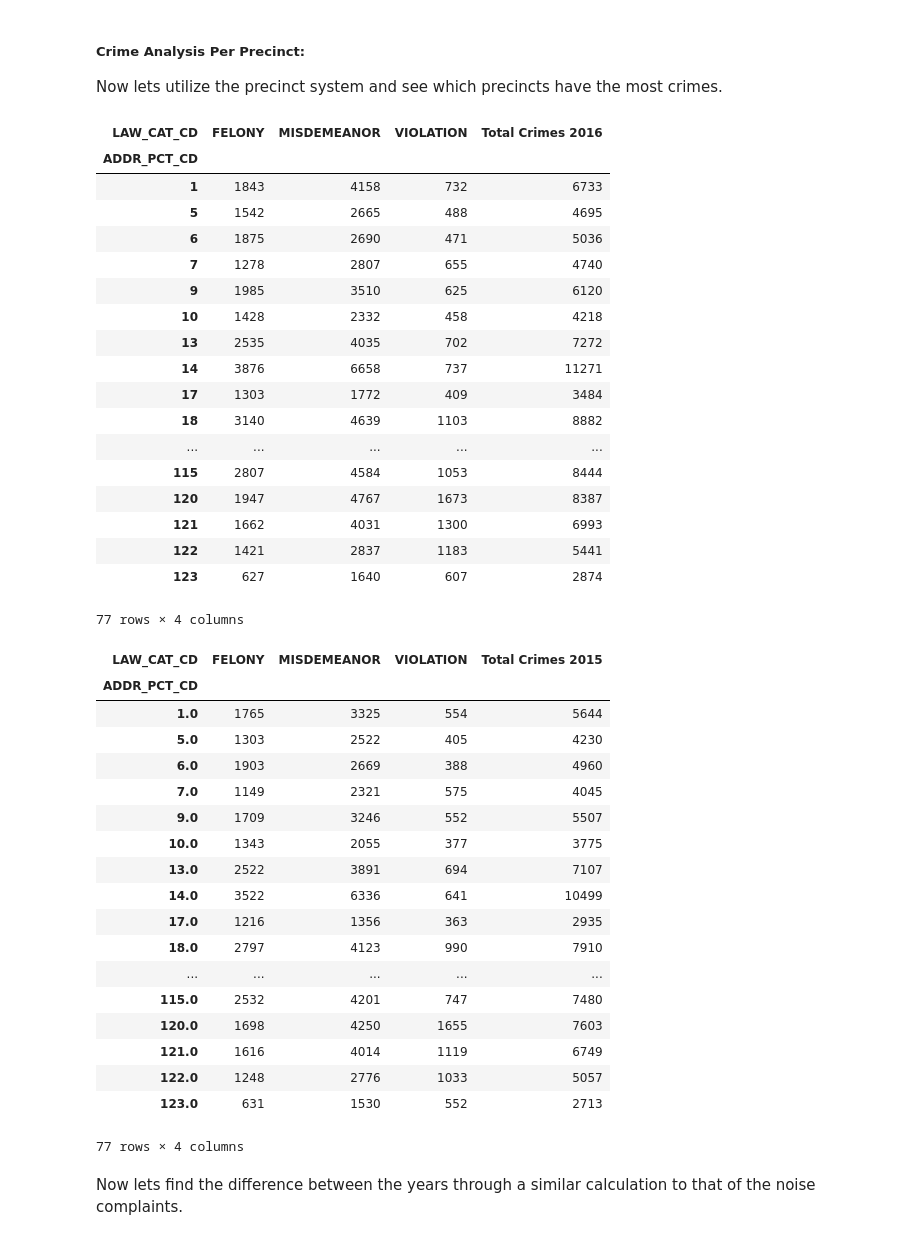
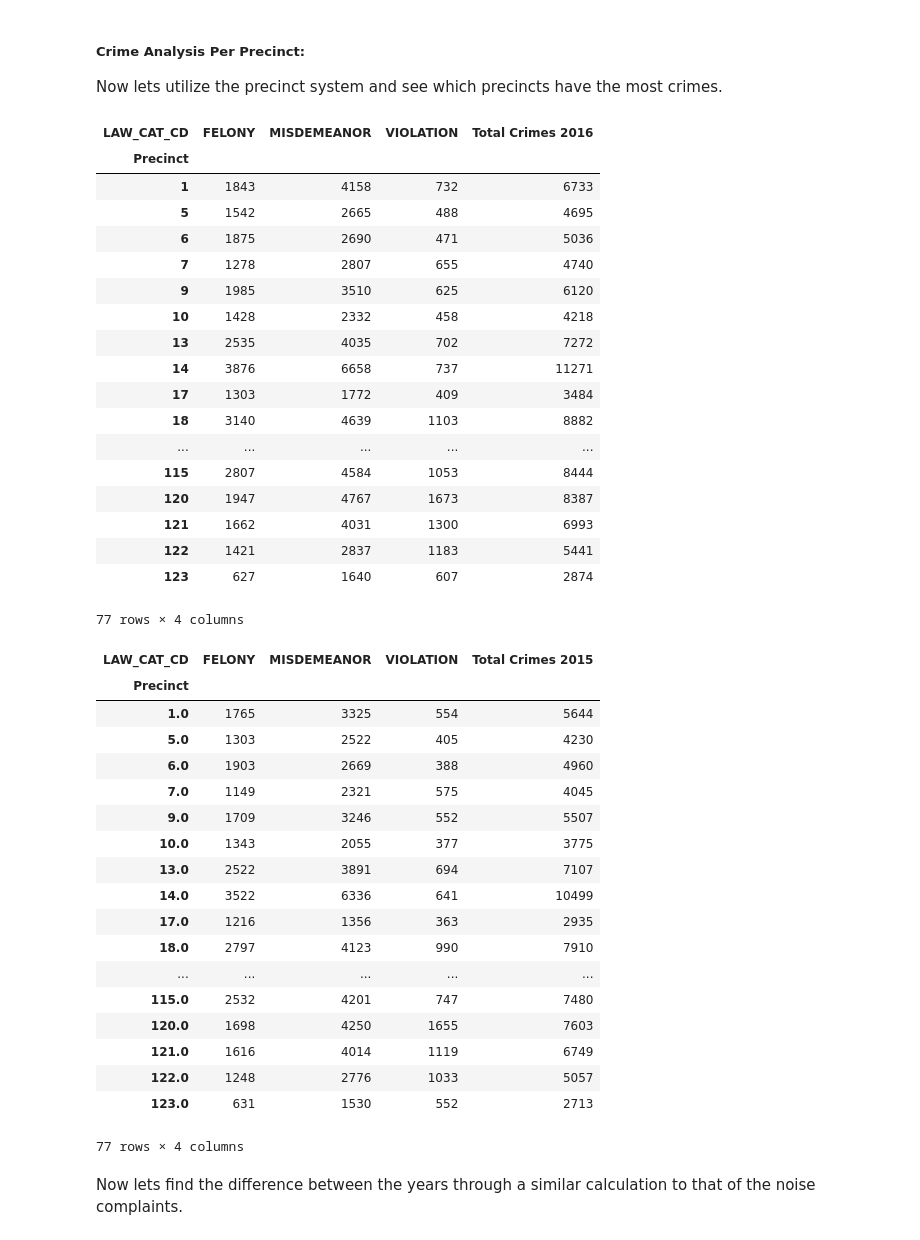
Before and after one commit to WilliamJCole/Final_Project, a Jupyter notebook: IS362 Final Project - Noise & Crime.ipynb, the cells around one changed output. Drawn from its saved outputs; the diff is of its cells as text; code cells hidden in the pictures.

```diff
--- a/IS362 Final Project - Noise & Crime.ipynb
+++ b/IS362 Final Project - Noise & Crime.ipynb
@@ -74,5 +74,6 @@ noise416
 ##### Crime:
 # %%
 crime2016 = pd.read_csv('https://raw.githubusercontent.com/WilliamJCole/IS362_Final_Project/master/Files/NYPD_Complaint_Data_2016.csv',sep=',')
+crime2016 = crime2016.rename(columns={'ADDR_PCT_CD': 'Precinct'})
 crime2016
 # %% [output]
@@ -232,12 +234,12 @@ So to beter visualize the total complaints in zip codes, I entered the informati
 
 Now lets utilize the precinct system and see which precincts have the most crimes.
 # %%
-crimebyPrecinct2016 = pd.crosstab(crime2016.ADDR_PCT_CD,crime2016.LAW_CAT_CD)
+crimebyPrecinct2016 = pd.crosstab(crime2016.Precinct,crime2016.LAW_CAT_CD)
 crimebyPrecinct2016['Total Crimes 2016'] = crimebyPrecinct2016.sum(axis=1)
 crimebyPrecinct2016
 # %% [output]
 | LAW_CAT_CD | FELONY | MISDEMEANOR | VIOLATION | Total Crimes 2016 |
-| ADDR_PCT_CD |  |  |  |  |
+| Precinct |  |  |  |  |
 | 1 | 1843 | 4158 | 732 | 6733 |
 | 5 | 1542 | 2665 | 488 | 4695 |
 | 6 | 1875 | 2690 | 471 | 5036 |
@@ -256,12 +258,12 @@ crimebyPrecinct2016
 | 123 | 627 | 1640 | 607 | 2874 |
 77 rows × 4 columns
 # %%
-crimebyPrecinct2015 = pd.crosstab(crime2015.ADDR_PCT_CD,crime2015.LAW_CAT_CD)
+crimebyPrecinct2015 = pd.crosstab(crime2015.Precinct,crime2015.LAW_CAT_CD)
 crimebyPrecinct2015['Total Crimes 2015'] = crimebyPrecinct2015.sum(axis=1)
 crimebyPrecinct2015
 # %% [output]
 | LAW_CAT_CD | FELONY | MISDEMEANOR | VIOLATION | Total Crimes 2015 |
-| ADDR_PCT_CD |  |  |  |  |
+| Precinct |  |  |  |  |
 | 1.0 | 1765 | 3325 | 554 | 5644 |
 | 5.0 | 1303 | 2522 | 405 | 4230 |
 | 6.0 | 1903 | 2669 | 388 | 4960 |
```
Also changed, not shown: parts of 5 cells of this notebook, 1 other file.
